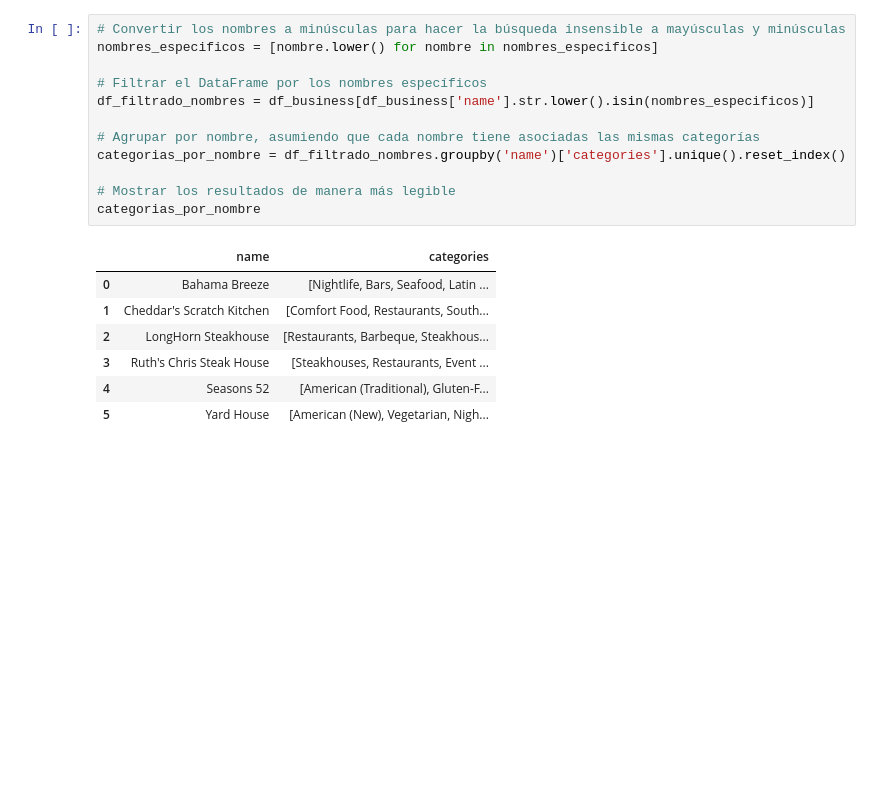
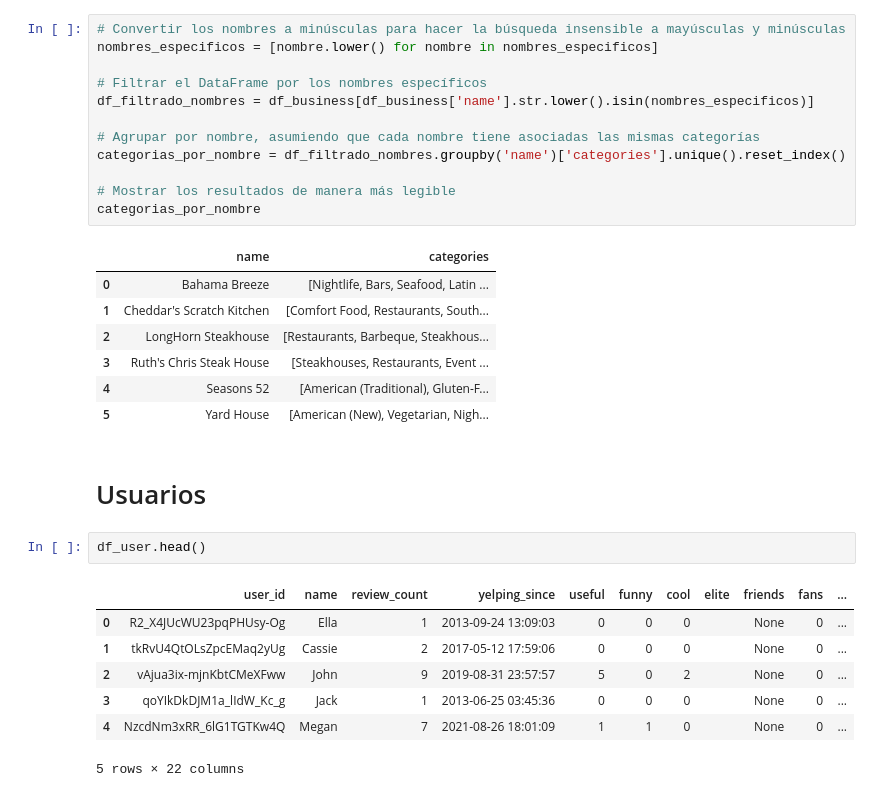
Before and after one commit to litcoininvestorbros/Henry_PF, a Jupyter notebook: notebooks/eda_yelp.ipynb, the cells around one changed output. Cells and saved outputs as stored; diff of their text form; blank space fills up the shorter version.

```diff
--- a/notebooks/eda_yelp.ipynb
+++ b/notebooks/eda_yelp.ipynb
@@ -476,3 +383,15 @@ categorias_por_nombre
 | 3 | Ruth's Chris Steak House | [Steakhouses, Restaurants, Event ... |
 | 4 | Seasons 52 | [American (Traditional), Gluten-F... |
 | 5 | Yard House | [American (New), Vegetarian, Nigh... |
+# %% [markdown]
+# Usuarios
+# %%
+df_user.head()
+# %% [output]
+|  | user_id | name | review_count | yelping_since | useful | funny | cool | elite | friends | fans | ... |
+| 0 | R2_X4JUcWU23pqPHUsy-Og | Ella | 1 | 2013-09-24 13:09:03 | 0 | 0 | 0 |  | None | 0 | ... |
+| 1 | tkRvU4QtOLsZpcEMaq2yUg | Cassie | 2 | 2017-05-12 17:59:06 | 0 | 0 | 0 |  | None | 0 | ... |
+| 2 | vAjua3ix-mjnKbtCMeXFww | John | 9 | 2019-08-31 23:57:57 | 5 | 0 | 2 |  | None | 0 | ... |
+| 3 | qoYIkDkDJM1a_lIdW_Kc_g | Jack | 1 | 2013-06-25 03:45:36 | 0 | 0 | 0 |  | None | 0 | ... |
+| 4 | NzcdNm3xRR_6lG1TGTKw4Q | Megan | 7 | 2021-08-26 18:01:09 | 1 | 1 | 0 |  | None | 0 | ... |
+5 rows × 22 columns
```
Also changed, not shown: parts of 43 cells of this notebook, 2 other files.
